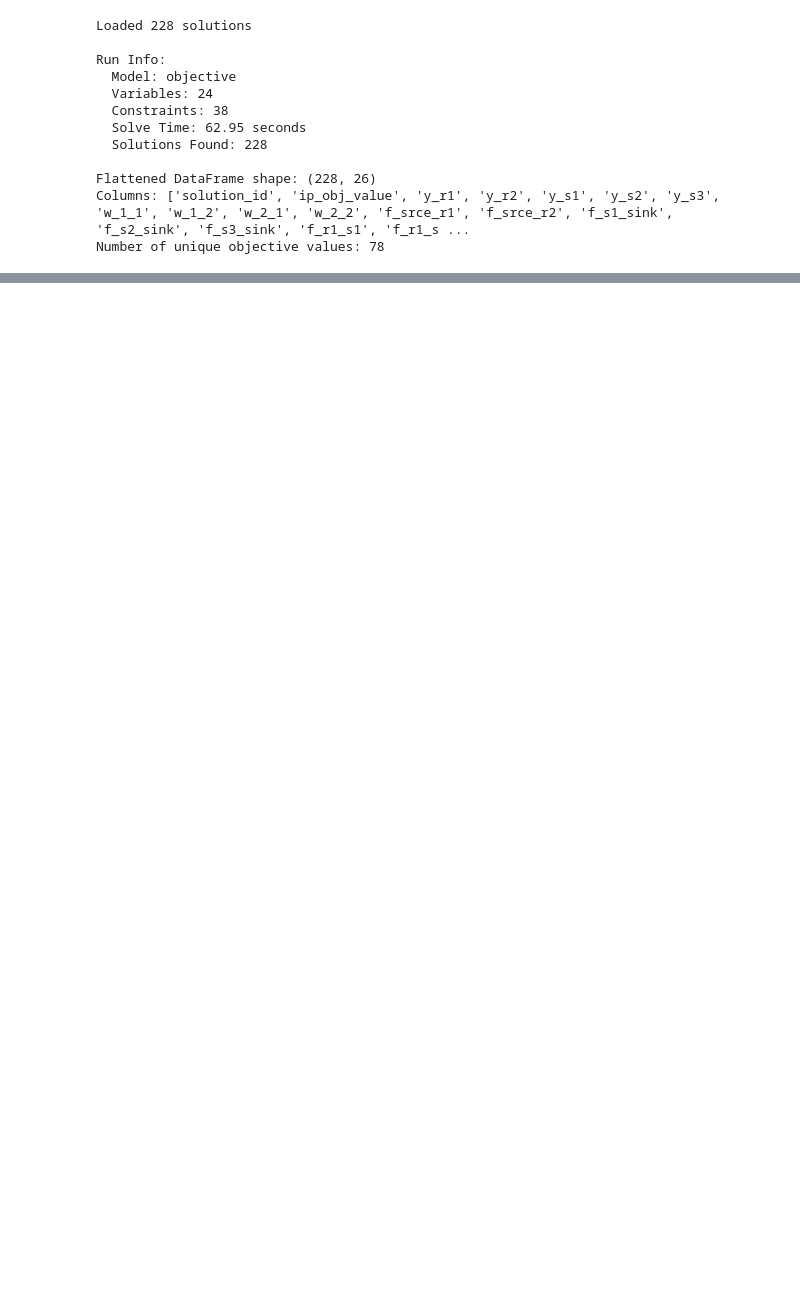
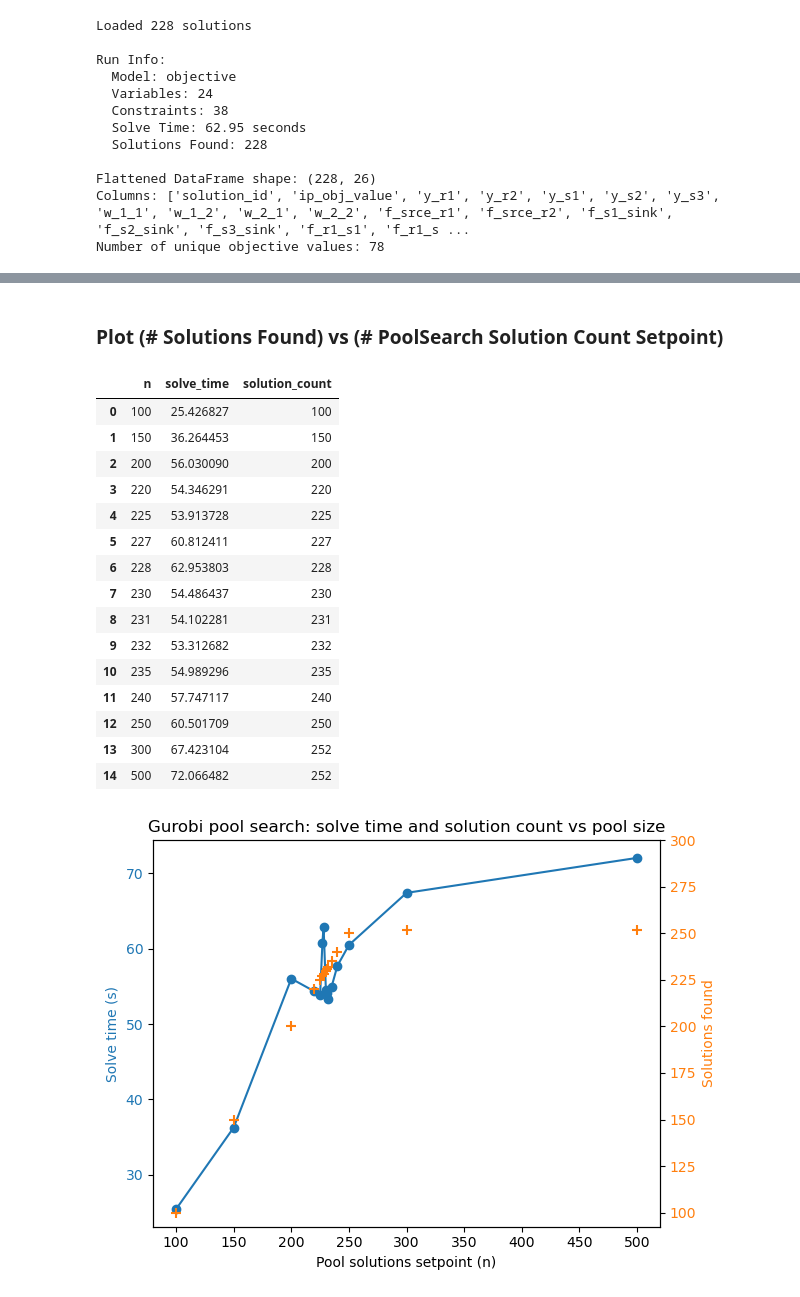
Before and after one commit to SECQUOIA/pd_ising, a Jupyter notebook: il-rxtor-sep-opt/discrete_ip/ilrs_discrete_IP_poolsearch.ipynb, the cells around one changed output, grey strips where cells are left out. Drawn from its saved outputs; the diff is of its cells as text; code cells hidden in the pictures; blank space fills up the shorter version.

Commit message:
additional poolsearch results and functions

```diff
--- a/il-rxtor-sep-opt/discrete_ip/ilrs_discrete_IP_poolsearch.ipynb
+++ b/il-rxtor-sep-opt/discrete_ip/ilrs_discrete_IP_poolsearch.ipynb
@@ -118,0 +105,42 @@ SOLUTION ANALYSIS
+# %% [markdown]
+### Plot (# Solutions Found) vs (# PoolSearch Solution Count Setpoint)
+# %%
+# Solution time vs pool-solutions setpoint (from result_gurobi ilrs_gpool_n*.json)
+import matplotlib.pyplot as plt
+
+df = aggregate_pool_run_timings()
+display(df)
+
+fig, ax1 = plt.subplots()
+ax1.plot(df["n"], df["solve_time"], "o-", markersize=6, color="C0")
+ax1.set_xlabel("Pool solutions setpoint (n)")
+ax1.set_ylabel("Solve time (s)", color="C0")
+ax1.tick_params(axis="y", labelcolor="C0")
+
+ax2 = ax1.twinx()
+ax2.scatter(df["n"], df["solution_count"], marker="+", s=50, color="C1", zorder=5)
+ax2.set_ylabel("Solutions found", color="C1")
+ax2.set_ylim(top=300)
+ax2.tick_params(axis="y", labelcolor="C1")
+
+plt.title("Gurobi pool search: solve time and solution count vs pool size")
+fig.tight_layout()
+plt.show()
+# %% [output]
+|  | n | solve_time | solution_count |
+| 0 | 100 | 25.426827 | 100 |
+| 1 | 150 | 36.264453 | 150 |
+| 2 | 200 | 56.030090 | 200 |
+| 3 | 220 | 54.346291 | 220 |
+| 4 | 225 | 53.913728 | 225 |
+| 5 | 227 | 60.812411 | 227 |
+| 6 | 228 | 62.953803 | 228 |
+| 7 | 230 | 54.486437 | 230 |
+| 8 | 231 | 54.102281 | 231 |
+| 9 | 232 | 53.312682 | 232 |
+| 10 | 235 | 54.989296 | 235 |
+| 11 | 240 | 57.747117 | 240 |
+| 12 | 250 | 60.501709 | 250 |
+| 13 | 300 | 67.423104 | 252 |
+| 14 | 500 | 72.066482 | 252 |
+[figure, added]
```
Also changed, not shown: parts of 4 cells of this notebook, 3 other files.
